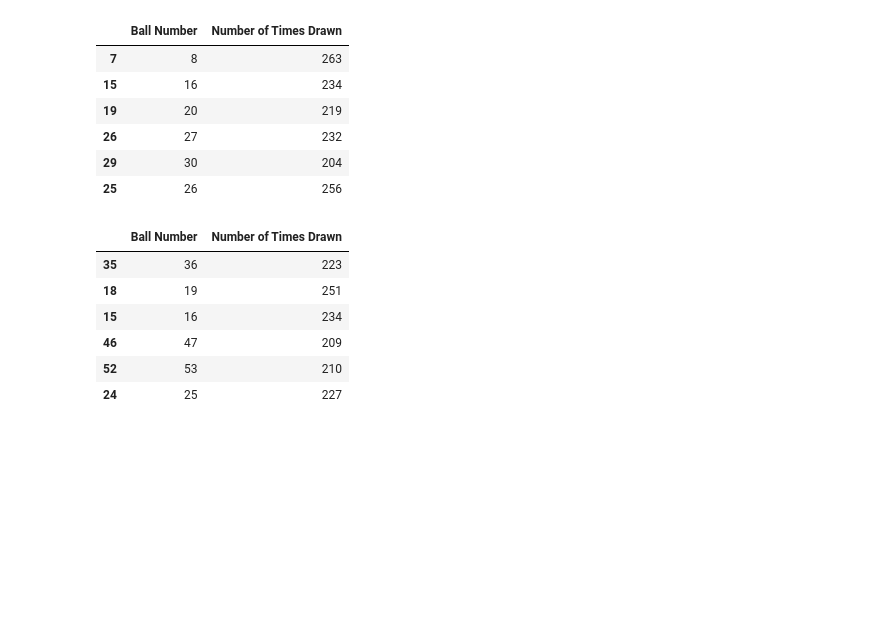
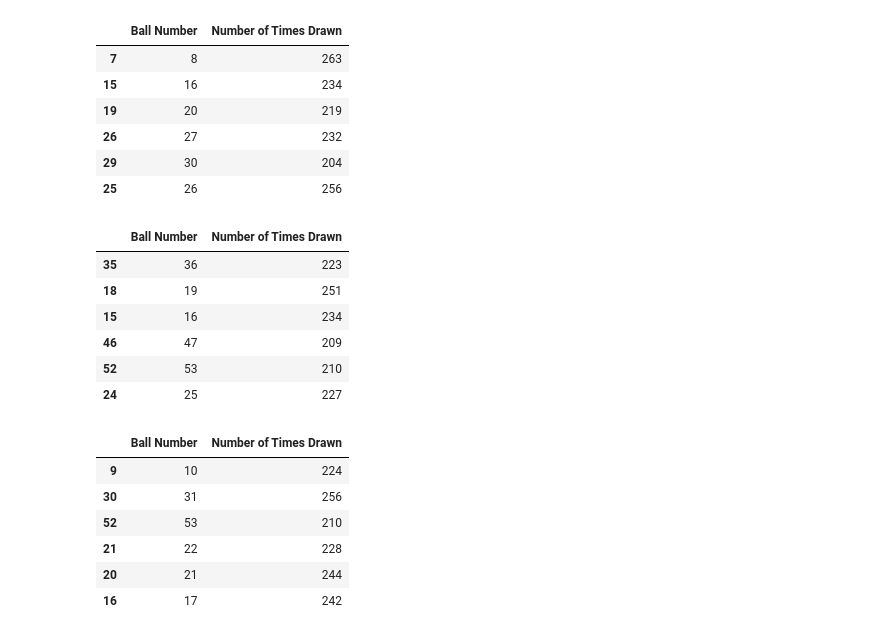
Before and after one commit to FurrowSam/Lotto_Predictions, a Jupyter notebook: Frequency Prediction.ipynb, the cells around one changed output. Cells and saved outputs as stored; diff of their text form; code cells hidden in the pictures; blank space fills up the shorter version.

```diff
--- a/Frequency Prediction.ipynb
+++ b/Frequency Prediction.ipynb
@@ -166,3 +166,14 @@ random_sample4
 | 46 | 47 | 209 |
 | 52 | 53 | 210 |
 | 24 | 25 | 227 |
+# %%
+random_sample5 = sorted_df.sample(n=6)
+random_sample5
+# %% [output]
+|  | Ball Number | Number of Times Drawn |
+| 9 | 10 | 224 |
+| 30 | 31 | 256 |
+| 52 | 53 | 210 |
+| 21 | 22 | 228 |
+| 20 | 21 | 244 |
+| 16 | 17 | 242 |
```
